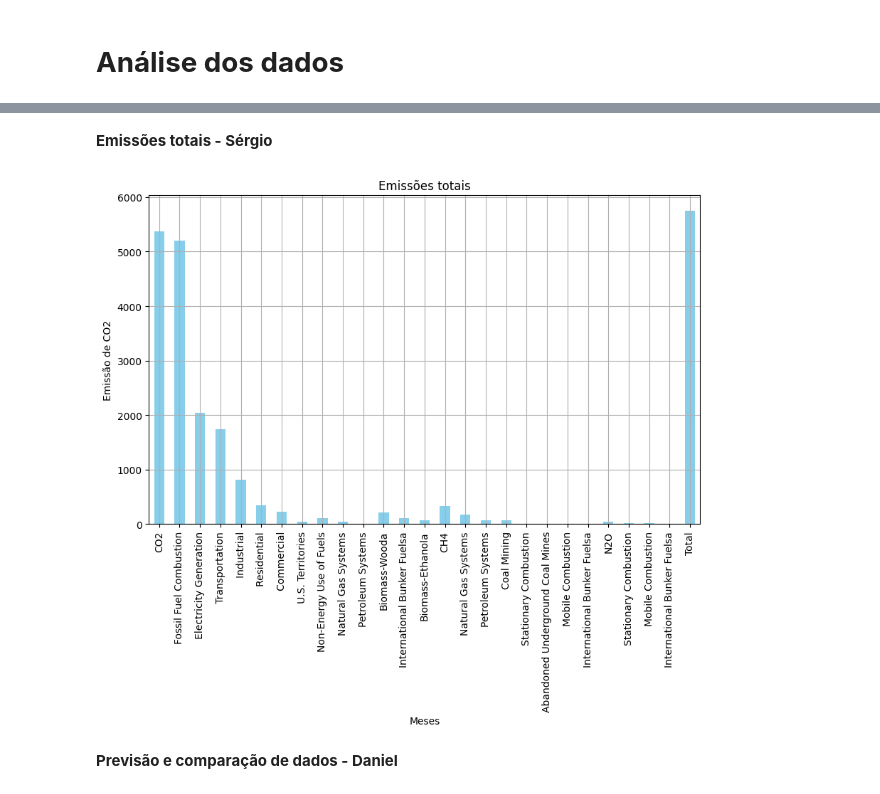
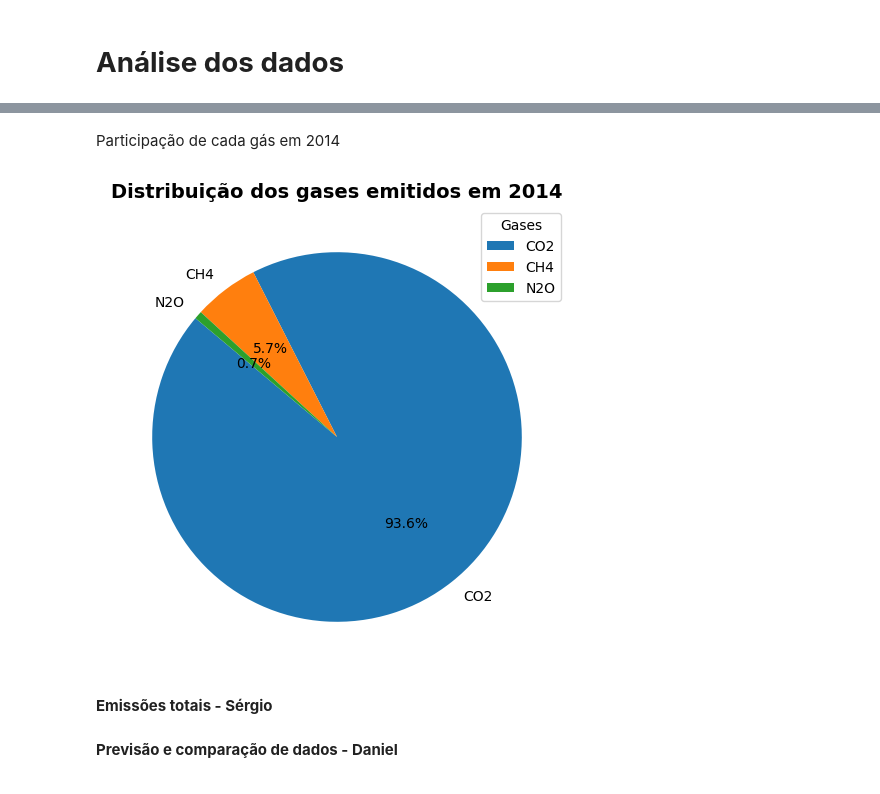
Before and after one commit to AldoSilva07/Grupo-4---M-dulo-de-Python, a Jupyter notebook: Código_Grupo_4.ipynb, the cells around one changed output, grey strips where cells are left out. Drawn from its saved outputs; the diff is of its cells as text; code cells hidden in the pictures.

```diff
--- a/Código_Grupo_4.ipynb
+++ b/Código_Grupo_4.ipynb
@@ -77,18 +98,17 @@ plt.show()
+# %% [markdown]
+Participação de cada gás em 2014
+# %%
+gases = ["CO2", "CH4", "N2O"]  # Lista com os nomes desejados
+valores = df_clean.loc[gases, df_clean.columns[-1]]  # Seleciona os valores da última coluna
+
+plt.figure(figsize=(6, 6))
+plt.pie(valores, labels=gases, autopct="%1.1f%%", startangle=140)
+plt.title("Distribuição dos gases emitidos em 2014" , fontsize=14, fontweight="bold")
+plt.legend(gases, title="Gases", loc="upper right", fontsize=10, frameon=True)
+
+
+plt.show()
+# %% [output]
+[figure, added]
 # %% [markdown]
 **Emissões totais - Sérgio**
-# %%
-df_2014 = df_clean["2014"]
-
-df_2014.plot(kind='bar', figsize=(10, 6), color='skyblue', title="Emissões totais")
-
-# Ajustar os rótulos dos eixos
-plt.xlabel("Meses")  # Ou outra variável no eixo X, como 'categorias', por exemplo
-plt.ylabel("Emissão de CO2")
-
-# Adicionar uma grade para o gráfico
-plt.grid(True)
-
-# Exibir o gráfico
-plt.show()
-# %% [output]
-[figure, removed]
```
Also changed, not shown: parts of 4 cells of this notebook.
